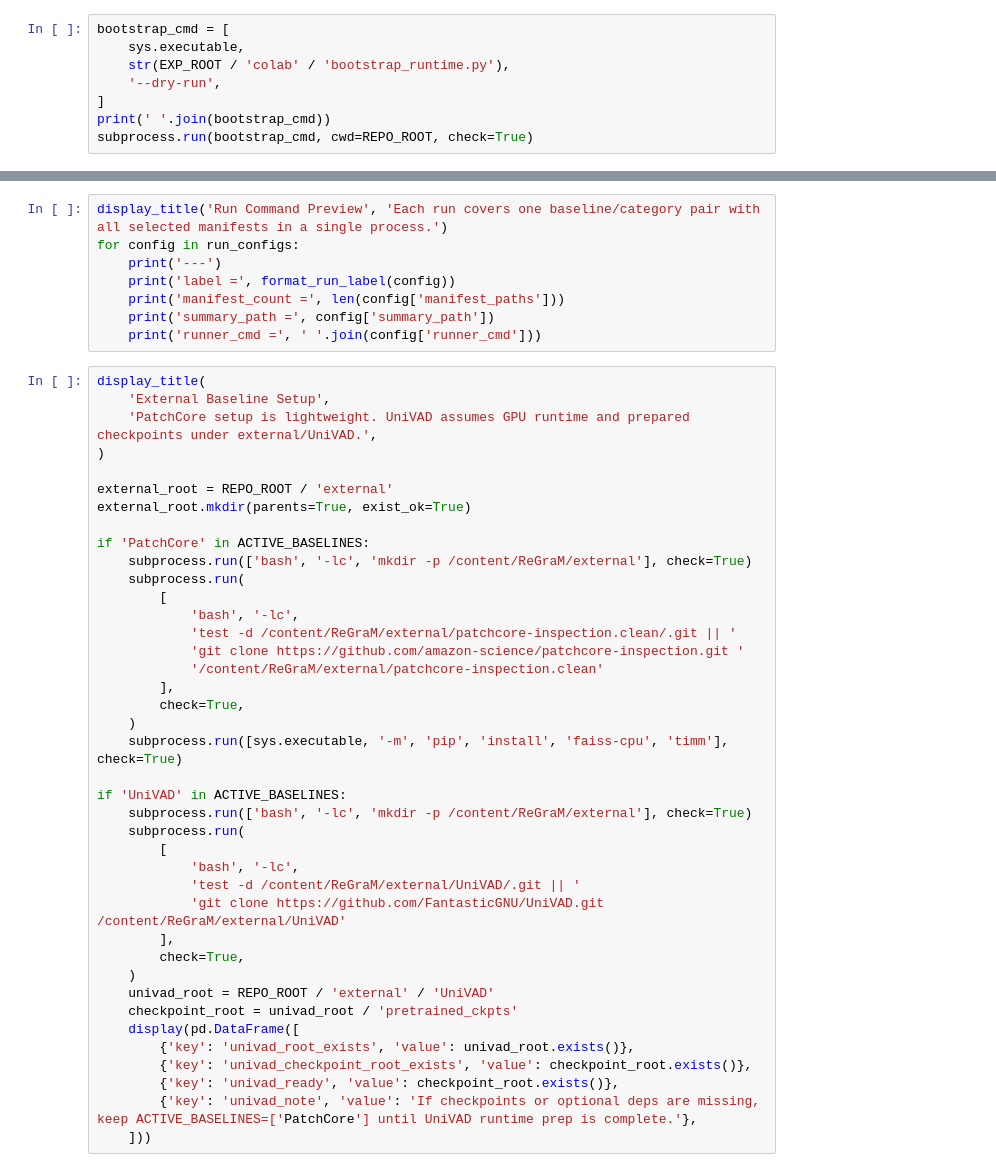
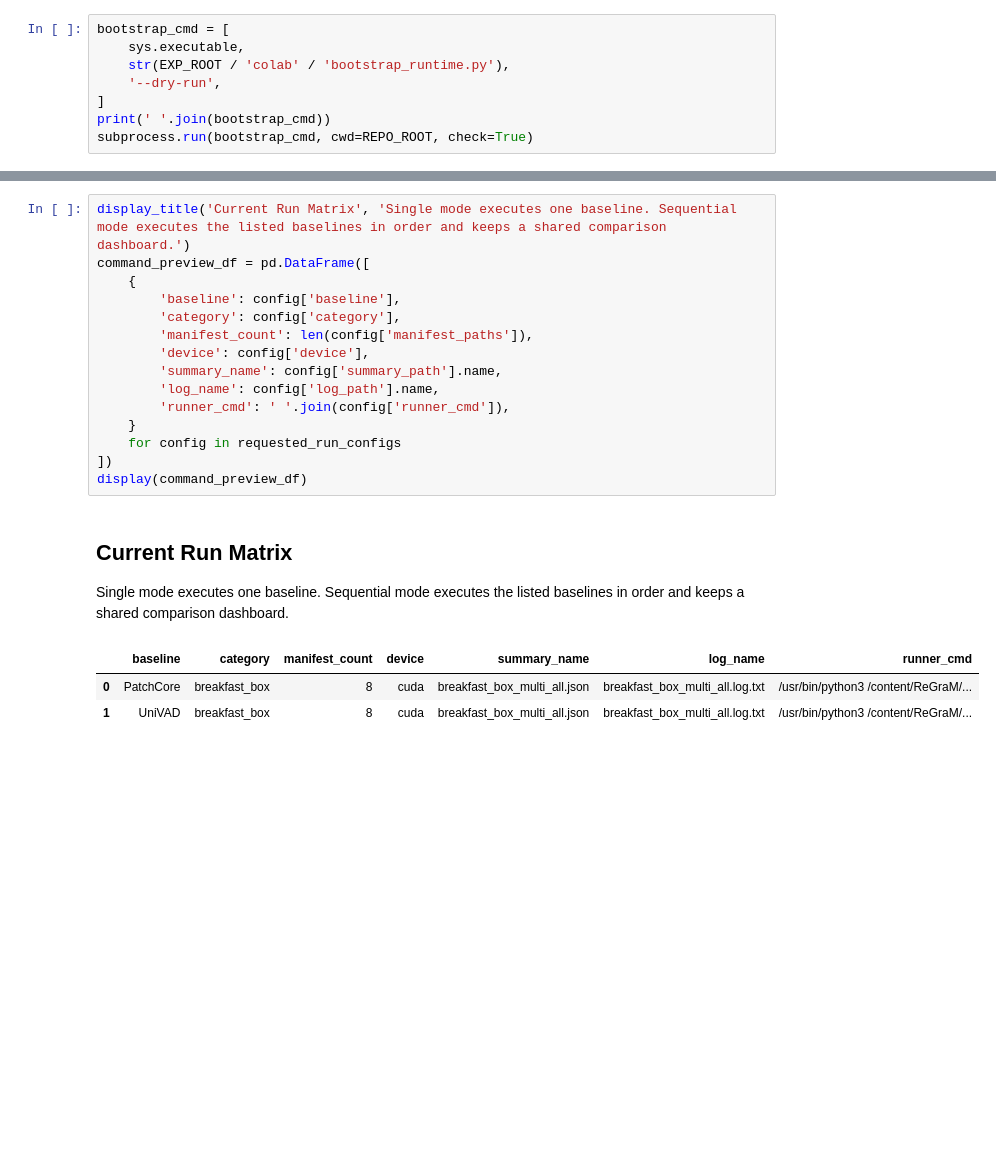
Before and after one commit to outSeop/ReGraM, a Jupyter notebook: experiments/validation/condition_shift_baseline/notebook/experiment.ipynb, the cells around one changed output, grey strips where cells are left out. Cells and saved outputs as stored; diff of their text form; blank space fills up the shorter version.

Commit message:
Improve sequential baseline notebook workflow

```diff
--- a/experiments/validation/condition_shift_baseline/notebook/experiment.ipynb
+++ b/experiments/validation/condition_shift_baseline/notebook/experiment.ipynb
@@ -329,48 +552,22 @@ display_run_plan(run_configs)
-# %%
-display_title('Run Command Preview', 'Each run covers one baseline/category pair with all selected manifests in a single process.')
-for config in run_configs:
-    print('---')
-    print('label =', format_run_label(config))
-    print('manifest_count =', len(config['manifest_paths']))
-    print('summary_path =', config['summary_path'])
-    print('runner_cmd =', ' '.join(config['runner_cmd']))
-# %%
-display_title(
-    'External Baseline Setup',
-    'PatchCore setup is lightweight. UniVAD assumes GPU runtime and prepared checkpoints under external/UniVAD.',
-)
-
-external_root = REPO_ROOT / 'external'
-external_root.mkdir(parents=True, exist_ok=True)
-
-if 'PatchCore' in ACTIVE_BASELINES:
-    subprocess.run(['bash', '-lc', 'mkdir -p /content/ReGraM/external'], check=True)
-    subprocess.run(
-        [
-            'bash', '-lc',
-            'test -d /content/ReGraM/external/patchcore-inspection.clean/.git || '
-            'git clone https://github.com/amazon-science/patchcore-inspection.git '
-            '/content/ReGraM/external/patchcore-inspection.clean'
-        ],
-        check=True,
-    )
-    subprocess.run([sys.executable, '-m', 'pip', 'install', 'faiss-cpu', 'timm'], check=True)
-
-if 'UniVAD' in ACTIVE_BASELINES:
-    subprocess.run(['bash', '-lc', 'mkdir -p /content/ReGraM/external'], check=True)
-    subprocess.run(
-        [
-            'bash', '-lc',
-            'test -d /content/ReGraM/external/UniVAD/.git || '
-            'git clone https://github.com/FantasticGNU/UniVAD.git /content/ReGraM/external/UniVAD'
-        ],
-        check=True,
-    )
-    univad_root = REPO_ROOT / 'external' / 'UniVAD'
-    checkpoint_root = univad_root / 'pretrained_ckpts'
-    display(pd.DataFrame([
-        {'key': 'univad_root_exists', 'value': univad_root.exists()},
-        {'key': 'univad_checkpoint_root_exists', 'value': checkpoint_root.exists()},
-        {'key': 'univad_ready', 'value': checkpoint_root.exists()},
-        {'key': 'univad_note', 'value': 'If checkpoints or optional deps are missing, keep ACTIVE_BASELINES=['PatchCore'] until UniVAD runtime prep is complete.'},
-    ]))
+# %%
+display_title('Current Run Matrix', 'Single mode executes one baseline. Sequential mode executes the listed baselines in order and keeps a shared comparison dashboard.')
+command_preview_df = pd.DataFrame([
+    {
+        'baseline': config['baseline'],
+        'category': config['category'],
+        'manifest_count': len(config['manifest_paths']),
+        'device': config['device'],
+        'summary_name': config['summary_path'].name,
+        'log_name': config['log_path'].name,
+        'runner_cmd': ' '.join(config['runner_cmd']),
+    }
+    for config in requested_run_configs
+])
+display(command_preview_df)
+# %% [output]
+## Current Run Matrix
+
+Single mode executes one baseline. Sequential mode executes the listed baselines in order and keeps a shared comparison dashboard.
+|  | baseline | category | manifest_count | device | summary_name | log_name | runner_cmd |
+| 0 | PatchCore | breakfast_box | 8 | cuda | breakfast_box_multi_all.json | breakfast_box_multi_all.log.txt | /usr/bin/python3 /content/ReGraM/... |
+| 1 | UniVAD | breakfast_box | 8 | cuda | breakfast_box_multi_all.json | breakfast_box_multi_all.log.txt | /usr/bin/python3 /content/ReGraM/... |
```
Also changed, not shown: parts of 28 cells of this notebook, 1 other file.
